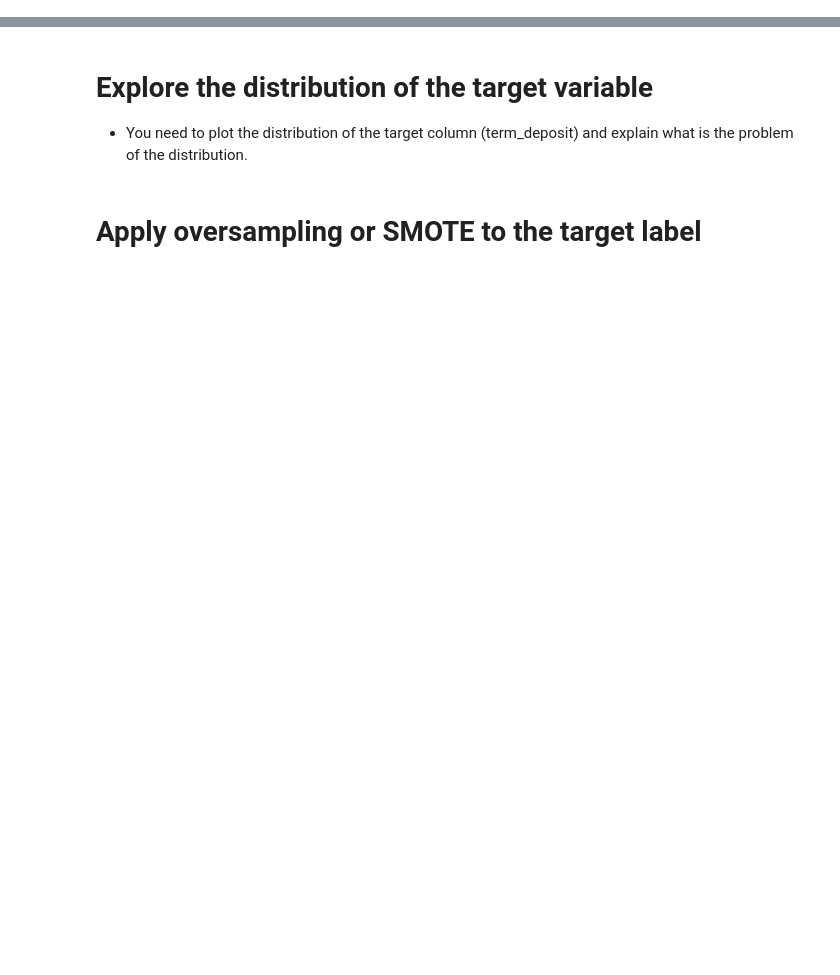
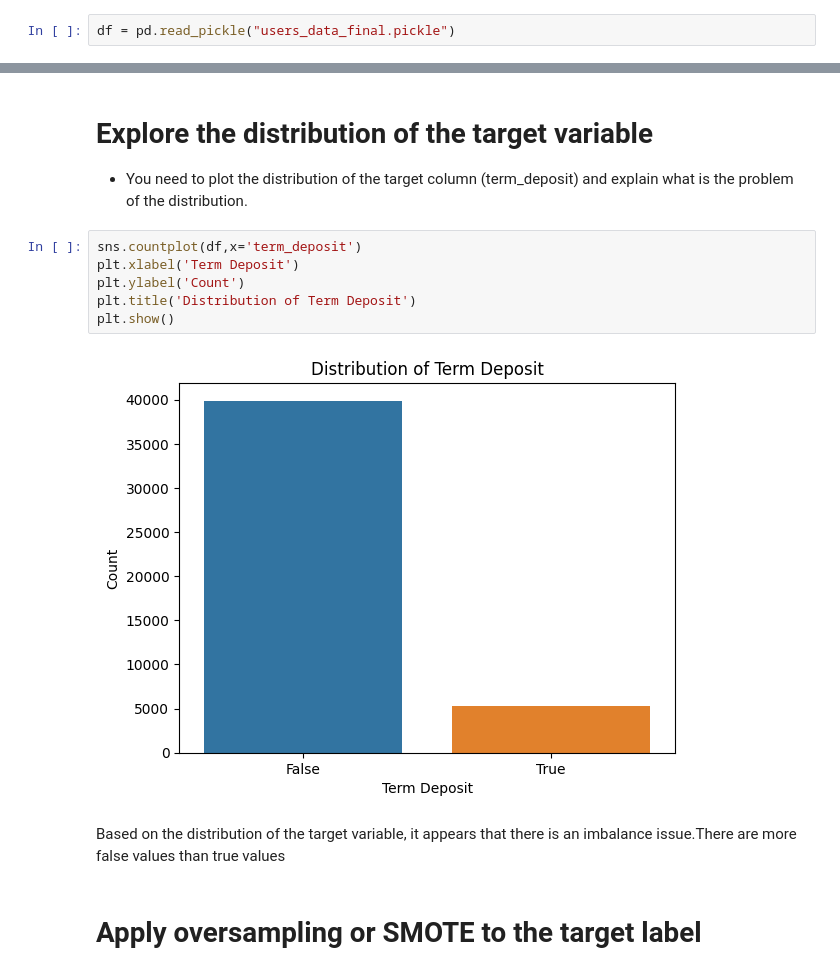
Before and after one commit to Tuwaiq-Data-Science-Bootcamp-V5/Preprocessing_Lab1, a Jupyter notebook: Preprocessing.ipynb, the cells around one changed output, grey strips where cells are left out. Drawn from its saved outputs; the diff is of its cells as text; blank space fills up the shorter version.

```diff
--- a/Preprocessing.ipynb
+++ b/Preprocessing.ipynb
@@ -3,4 +18,6 @@
 # %% [markdown]
 # Load and preview the data
+# %%
+df = pd.read_pickle("users_data_final.pickle")
 # %% [markdown]
 # Check the shape of the data
@@ -10,5 +51,15 @@
 # Explore the distribution of the target variable
 
 - You need to plot the distribution of the target column (term_deposit) and explain what is the problem of the distribution.
+# %%
+sns.countplot(df,x='term_deposit')
+plt.xlabel('Term Deposit')
+plt.ylabel('Count')
+plt.title('Distribution of Term Deposit')
+plt.show()
+# %% [output]
+[figure, added]
+# %% [markdown]
+Based on the distribution of the target variable, it appears that there is an imbalance issue.There are more false values than true values
 # %% [markdown]
 # Apply oversampling or SMOTE to the target label
```
Also changed, not shown: parts of 13 cells of this notebook.
